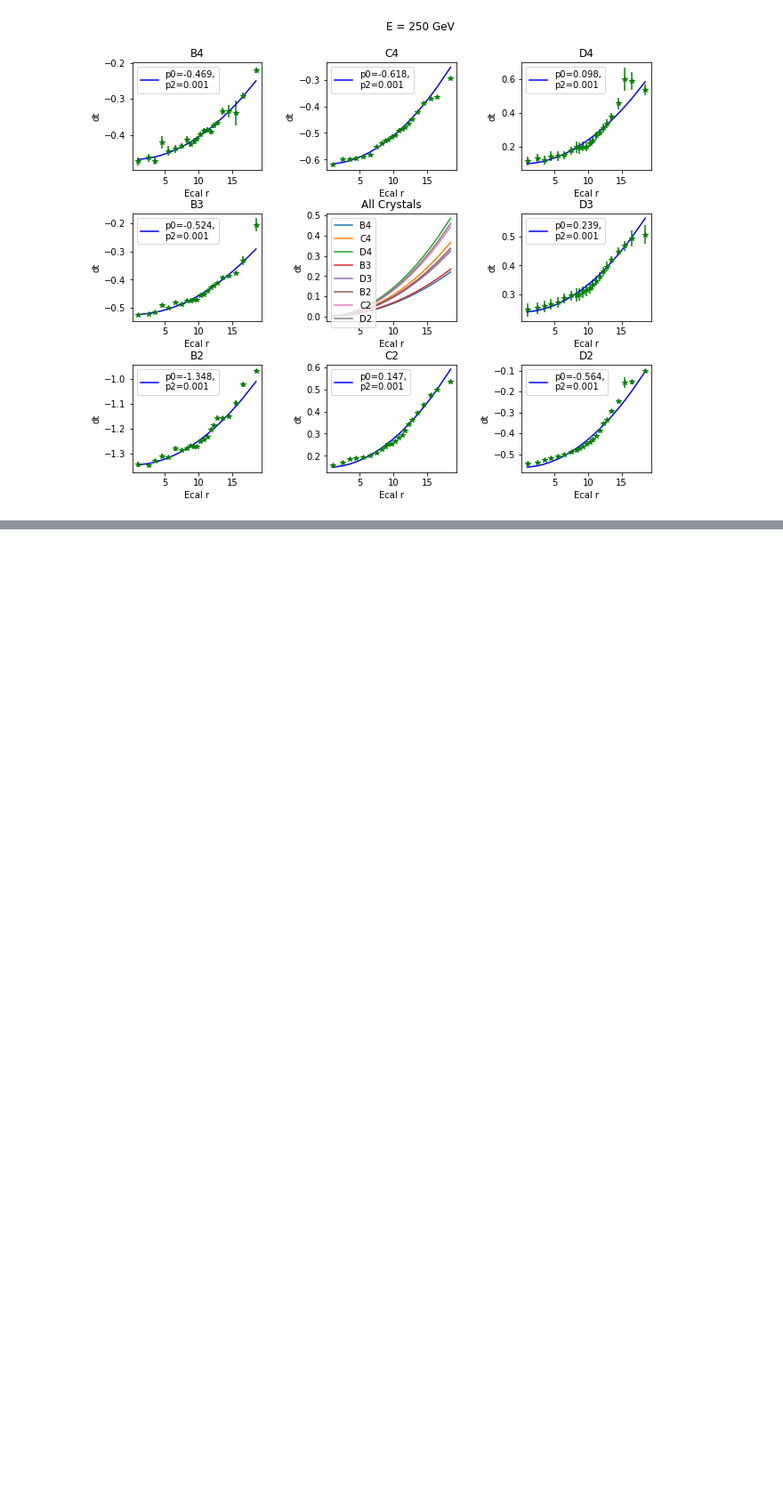
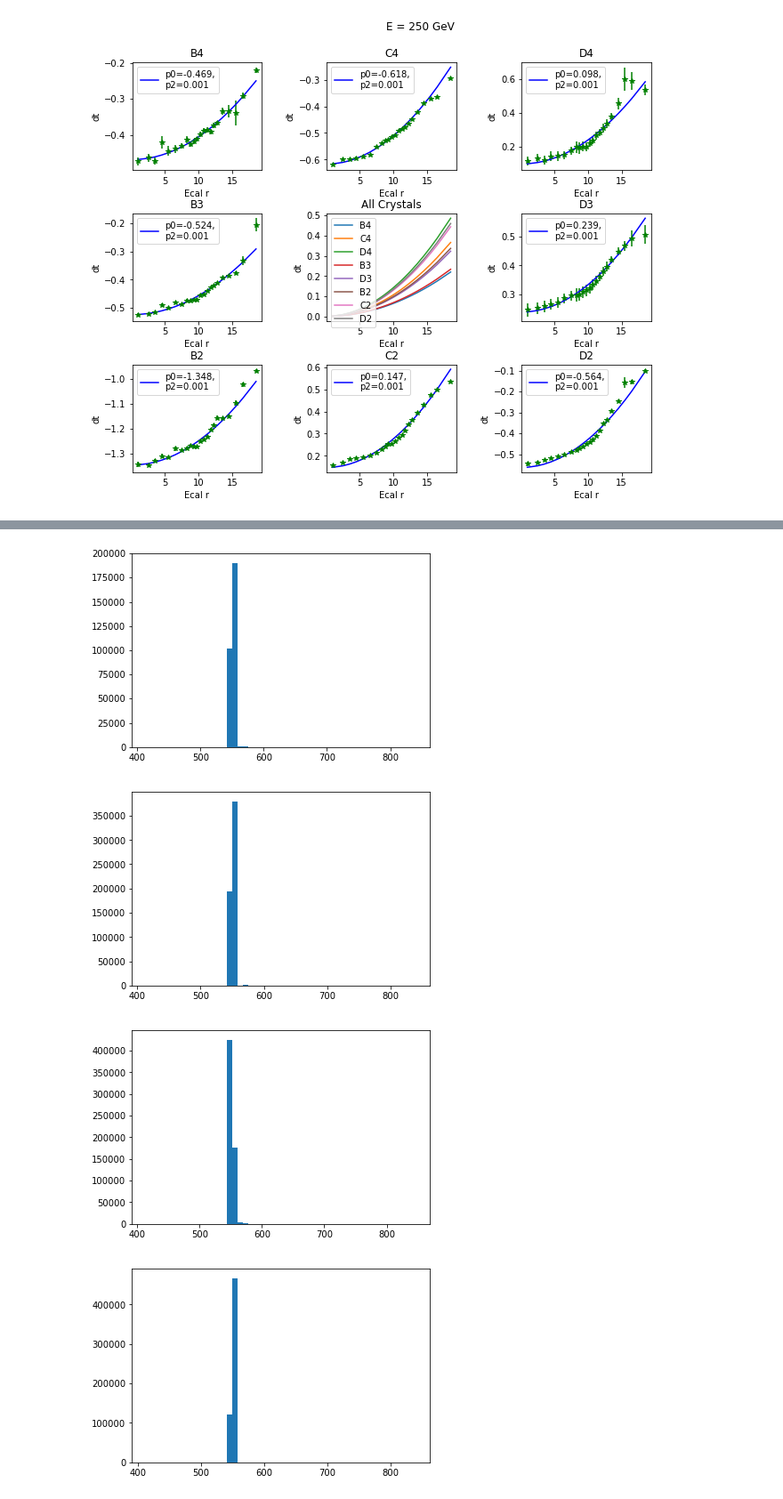
Before and after one commit to chernyavskaya/ECALtestBeam, a Jupyter notebook: EcalTimeUniformity.ipynb, the cells around one changed output, grey strips where cells are left out. Shown at 89% size. Cells and saved outputs as stored; diff of their text form; code cells hidden in the pictures; blank space fills up the shorter version.

Commit message:
getting the average time from crystals

```diff
--- a/EcalTimeUniformity.ipynb
+++ b/EcalTimeUniformity.ipynb
@@ -394,8 +382,0 @@ plt.show()
-# %%
-ranges = [[1500,2000],[2500,4000],[4000,5900],[5000,7900],[7000,9800]]
-for n,energy in enumerate(energies):
-    df = dict_df_energy[energy]
-    print energy, df.shape
-    plt.yscale('log')
-    _,_,_ = plt.hist(df['sum_3x3'],bins=100,range=ranges[n])
-    plt.show()
@@ -412,0 +383,38 @@ for n,energy in enumerate(energies):
+# %%
+for num,energy in enumerate(round_energies):
+    df = dict_df_energy[int(energy)]
+
+    for crystal in list(filter(lambda x: x!= 'C3', matrix_3)):
+        df['fit_time_%s_subtracted'%crystal] = df['fit_time_%s'%crystal] - parabola_fixed(np.array(df['ecal_r']), dict_dt_fit[energy][crystal]['p0'], dict_dt_fit[energy][crystal]['p2'])
+# %%
+def time_res_crystal(x, n= 1.07332e+04  ,c = 20.):
+    return np.sqrt(n*n/(x*x) + c*c)
+
+for num,energy in enumerate(round_energies):
+    df = dict_df_energy[int(energy)]
+    df['sum_time_crystals']=0.
+    df['sum_inv_res']=0.
+    for crystal in ['C3']:
+        resolution = time_res_crystal((df['fit_ampl_%s'%crystal]*dict_crystals_calibration[crystal]/df['noise_C3']).values)
+        df['sum_inv_res']+=1./resolution
+        if crystal!='C3' :
+            df['sum_time_crystals'] += df['fit_time_%s_subtracted'%crystal]/resolution
+        else :
+            df['sum_time_crystals'] += df['fit_time_%s'%crystal]/resolution
+    df['sum_time_crystals']/=df['sum_inv_res']
+# %%
+for num,energy in enumerate(round_energies):
+    df = dict_df_energy[int(energy)]
+
+    #subdf = df.loc[(df['sum_time_crystals']>500) & (df['sum_time_crystals']<600) & (df['seed'] == df['C3'])]
+
+    #beta, cb_m, loc, scale = crystalball.fit(subdf['sum_time_crystals'],loc=subdf['sum_time_crystals'].median(),scale=subdf['sum_time_crystals'].std())
+    n,bins,_ = plt.hist(df['fit_time_C3'],bins=50)
+    #y = crystalball.pdf( bins, beta, cb_m, loc, scale)
+    #l = plt.plot(bins, y, 'g--', linewidth=2)
+    plt.show()
+# %% [output]
+[figure, added]
+[figure, added]
+[figure, added]
+[figure, added]
```
Also changed, not shown: parts of 6 cells of this notebook.
